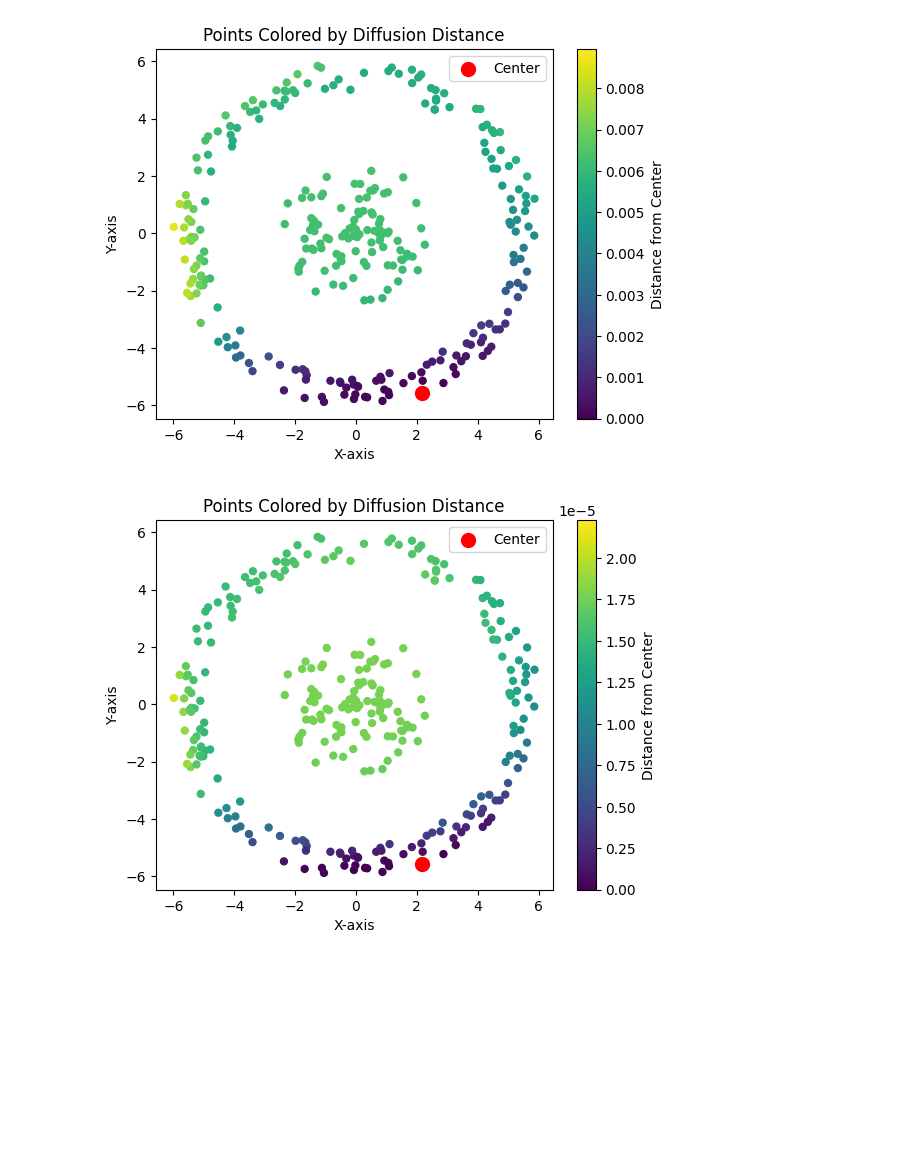
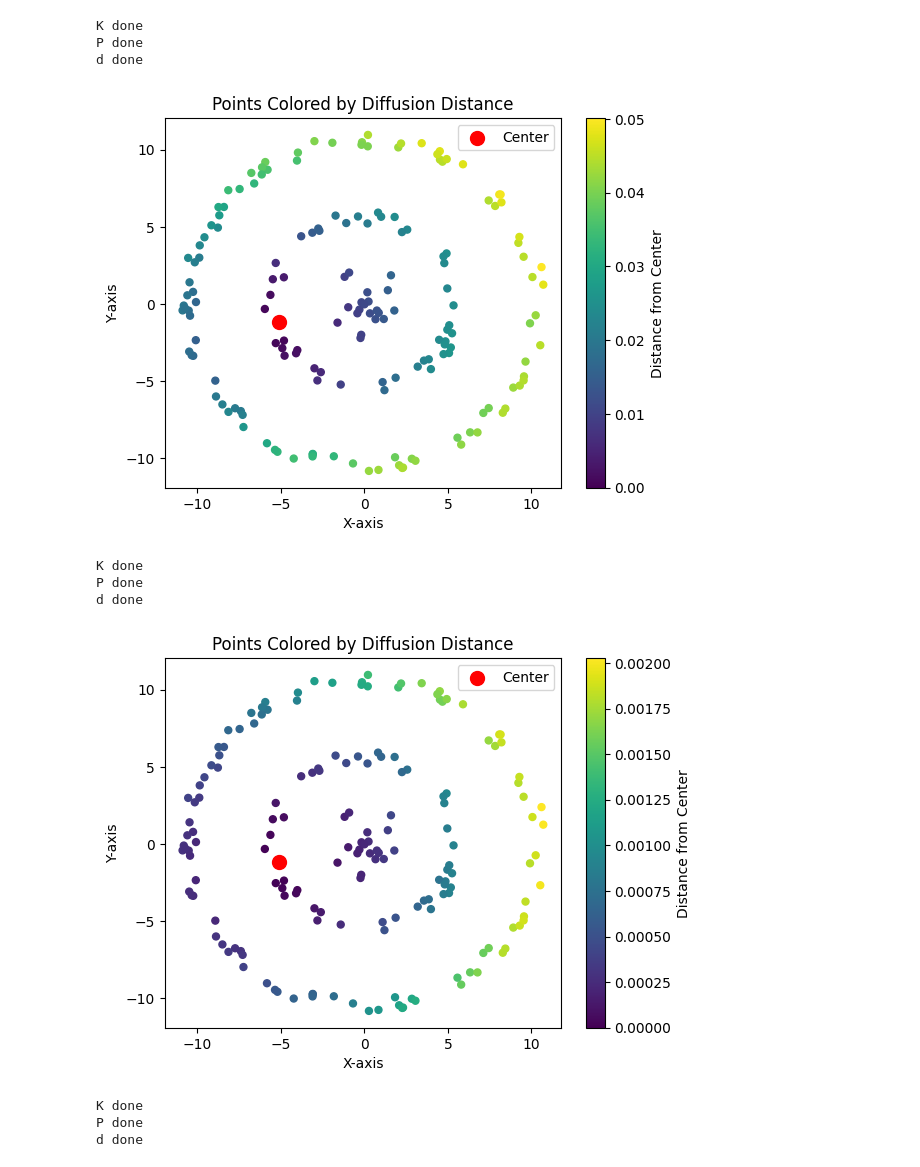
Before and after one commit to Super-eg/Manifold-Learning, a Jupyter notebook: main.ipynb, the cells around one changed output. Drawn from its saved outputs; the diff is of its cells as text; code cells hidden in the pictures; blank space fills up the shorter version.

```diff
--- a/main.ipynb
+++ b/main.ipynb
@@ -5,7 +5,7 @@ import numpy as np
 # Read datas
 
 unarr_datas = []
-with open('circle.txt', 'r') as in_file:
+with open('datas/circle3_sparse.txt', 'r') as in_file:
     raw_datas = in_file.readlines()
     for line in raw_datas:
         points = list(map(float, line.split()))
@@ -29,7 +29,7 @@ def gaussian_kernal(X, Y, sigma):
     result = np.exp(-distance ** 2 / sigma)
     return result
 
-def get_k(points, sigma, t):
+def get_K(points, sigma, t):
     K = []
     for i in range(N):
         row = [gaussian_kernal(datas[i], datas[j], sigma) for j in range(N)]
@@ -39,7 +39,7 @@ def get_k(points, sigma, t):
     for _ in range(t): A = A.dot(K)
     return np.array(A)
 
-def normalize_row(K):
+def get_P(K):
     normalize = lambda row, sum: np.array(list(map(lambda x: x/sum, row)))
 
     P = [normalize(row, sum(row)) for row in K]
@@ -58,7 +58,3 @@ def get_D(P):
             D[i][j] = compute_with_row(P, i, j)
         D[i] = np.array(D[i])
     return np.array(D)
-
-# K = get_k(datas, 3, sigma=5)
-# P = normalize_row(K)
-# D = get_D(P)
@@ -92,15 +100,15 @@ def show_diffusion_distance(D, index, up_bound):
 # %%
 def test(index, sigma, t):
-    K = get_k(datas, sigma=sigma, t=t)
-    P = normalize_row(K)
-    D = get_D(P)
-    max_chance = np.array([D[i].max() for i in range(N)]).max()
-    show_diffusion_distance(D, index, max_chance)
+    K = get_K(datas, sigma=sigma, t=t)
+    print('K done')
+    P = get_P(K)
+    print('P done')
+    d = get_d(P, index)
+    print('d done')
+    show_diffusion_distance(d, index)
 
-test(150, 5, 1)
-test(150, 5, 3)
-test(150, 5, 5)
-test(150, 5, 10)
-test(150, 5, 25)
-test(150, 5, 50)
+INDEX, SIGMA = 21, [0.3, 3, 30, 300]
+for s in SIGMA:
+    test(INDEX, s, 1)
+test(24, 3, 1)
 # %% [output]
@@ -109,2 +123,11 @@ test(150, 5, 50)
+K done
+P done
+d done
-[figure, old version]
+[figure, new version]
+K done
+P done
+d done
-[figure, old version]
+[figure, new version]
+K done
+P done
+d done
```
Also changed, not shown: parts of 5 cells of this notebook.
